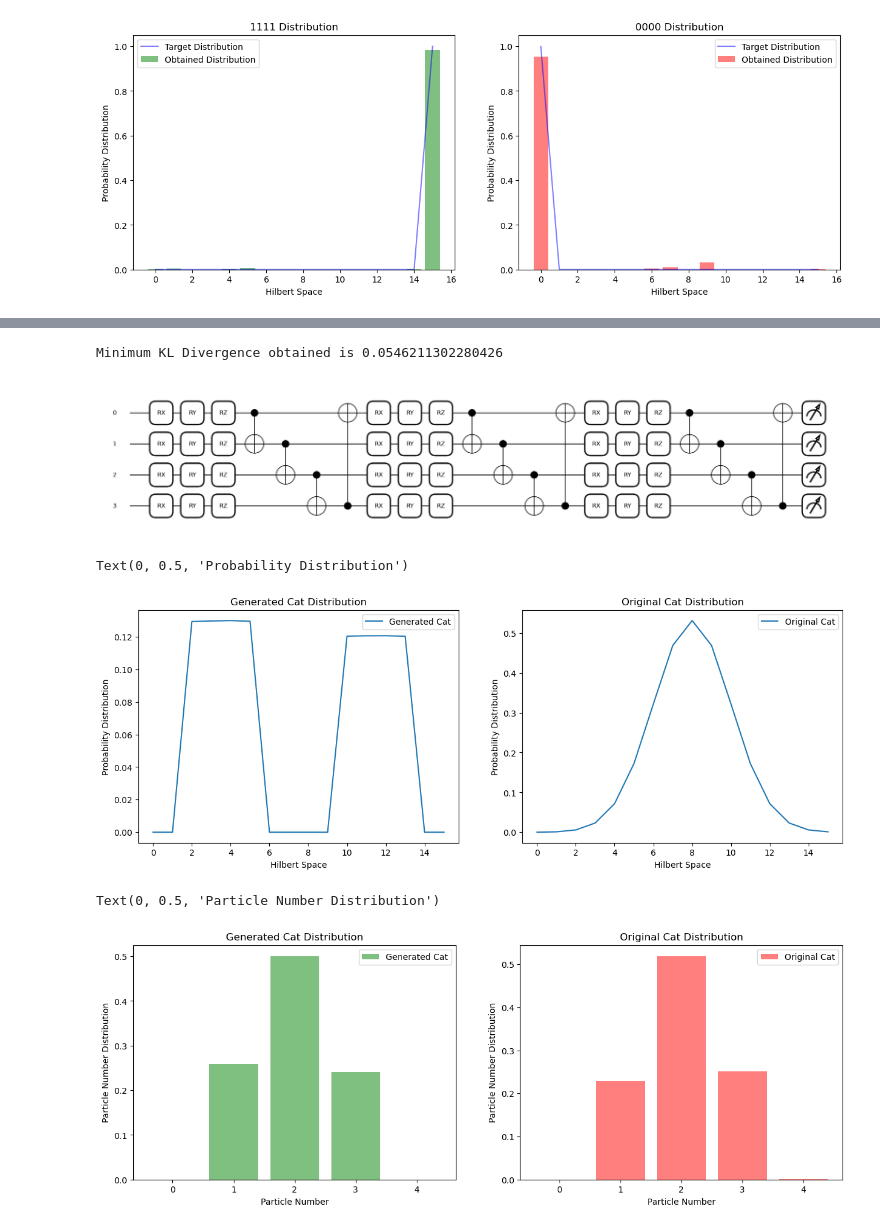
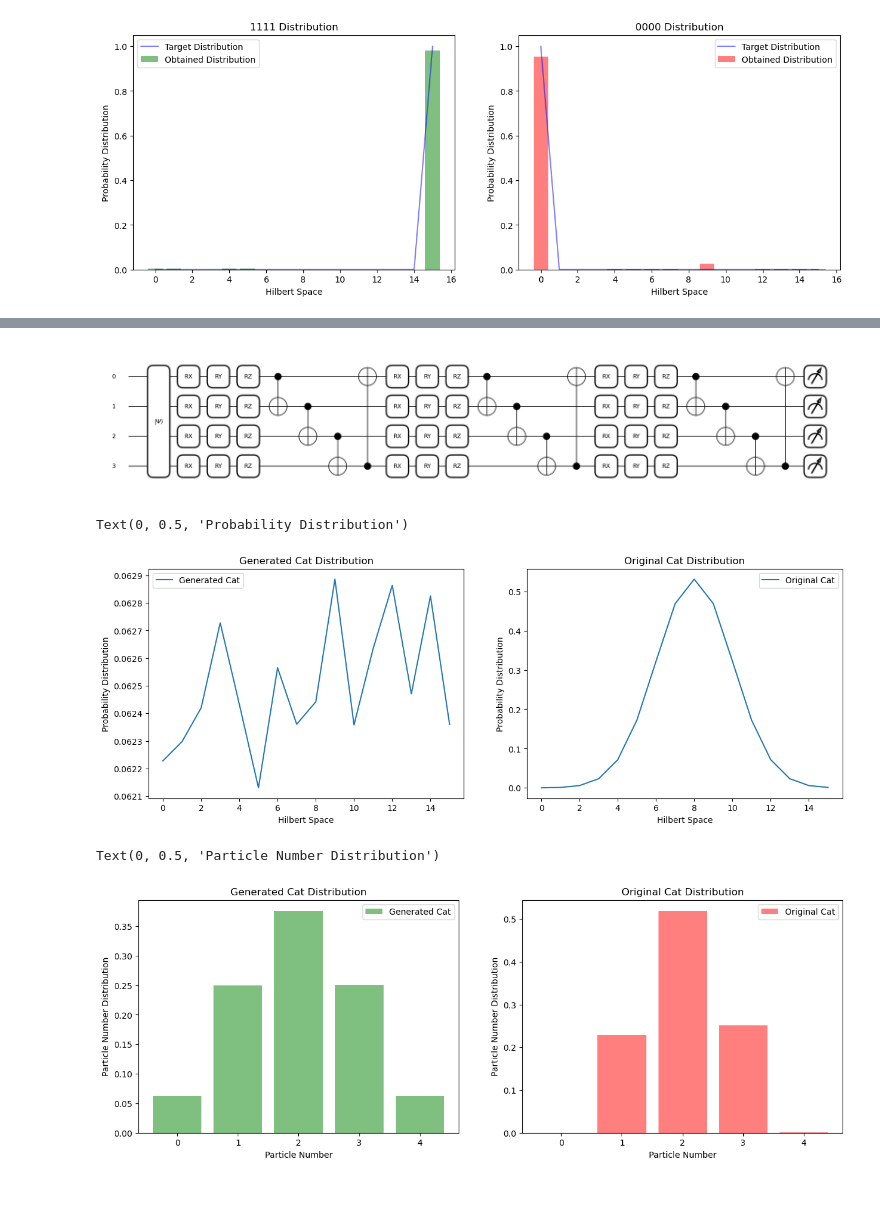
Before and after one commit to Ak-ash22/qcbm_hiwi, a Jupyter notebook: qcbm_project/cat_anticat/vqc_model_cat_anticat_gaussian .ipynb, the cells around one changed output, grey strips where cells are left out. Cells and saved outputs as stored; diff of their text form; code cells hidden in the pictures; blank space fills up the shorter version.

```diff
--- a/qcbm_project/cat_anticat/vqc_model_cat_anticat_gaussian .ipynb
+++ b/qcbm_project/cat_anticat/vqc_model_cat_anticat_gaussian .ipynb
@@ -367,22 +367,18 @@ Minimum KL Divergence obtained is 0.06447096168994904
-# %%
-print(f"Minimum KL Divergence obtained is {np.min(divs)}")
-# %% [output]
-Minimum KL Divergence obtained is 0.0546211302280426
 # %%
 dev = qml.device("default.qubit",wires=n_qubits)
 
 @qml.qnode(dev,interface='jax')
 def output_vqc_circuit(input_params,n_qubits=4):
-    # uniform_init(num_qubits,cat_pre_training,seed=0)
+    uniform_init(num_qubits,cat_pre_training,seed=0)
     params = input_params[0]
     for i in range(vqc_folds):
         vqc_circuit(params[i])
     return qml.probs(wires=range(n_qubits))
 
 qml.draw_mpl(output_vqc_circuit)(optimal_params)
 plt.show()
 # %% [output]
-[figure, old version]
+[figure, new version]
 # %%
 hybrid_output = output_vqc_circuit(optimal_params,n_qubits)
 # %%
@@ -400,7 +396,7 @@ axs[1].set_xlabel('Hilbert Space')
 axs[1].set_ylabel('Probability Distribution')
 # %% [output]
 Text(0, 0.5, 'Probability Distribution')
-[figure, old version]
+[figure, new version]
 # %%
 x = jnp.arange(0,n_qubits+1,dtype=jnp.float64)
 fig, axs = plt.subplots(1,2,figsize=(15,5))
@@ -417,4 +413,4 @@ axs[1].set_xlabel('Particle Number')
 axs[1].set_ylabel('Particle Number Distribution')
 # %% [output]
 Text(0, 0.5, 'Particle Number Distribution')
-[figure, old version]
+[figure, new version]
```
Also changed, not shown: parts of 5 cells of this notebook, 2 other files.
